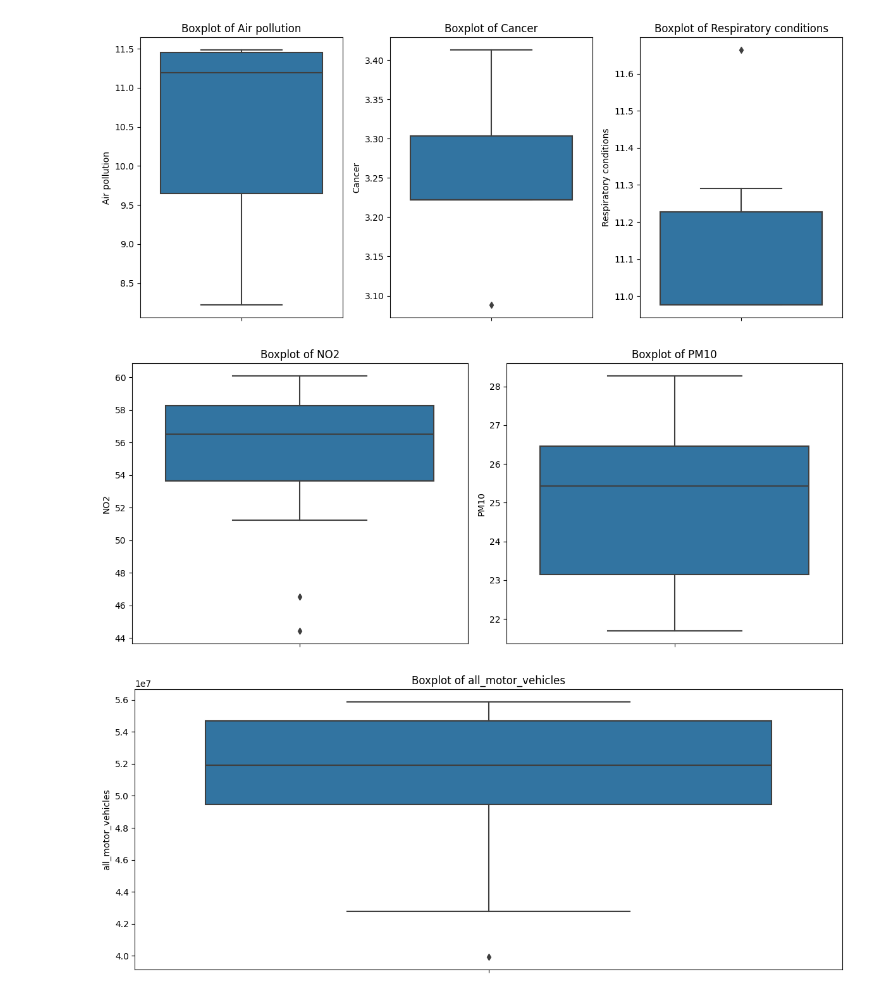
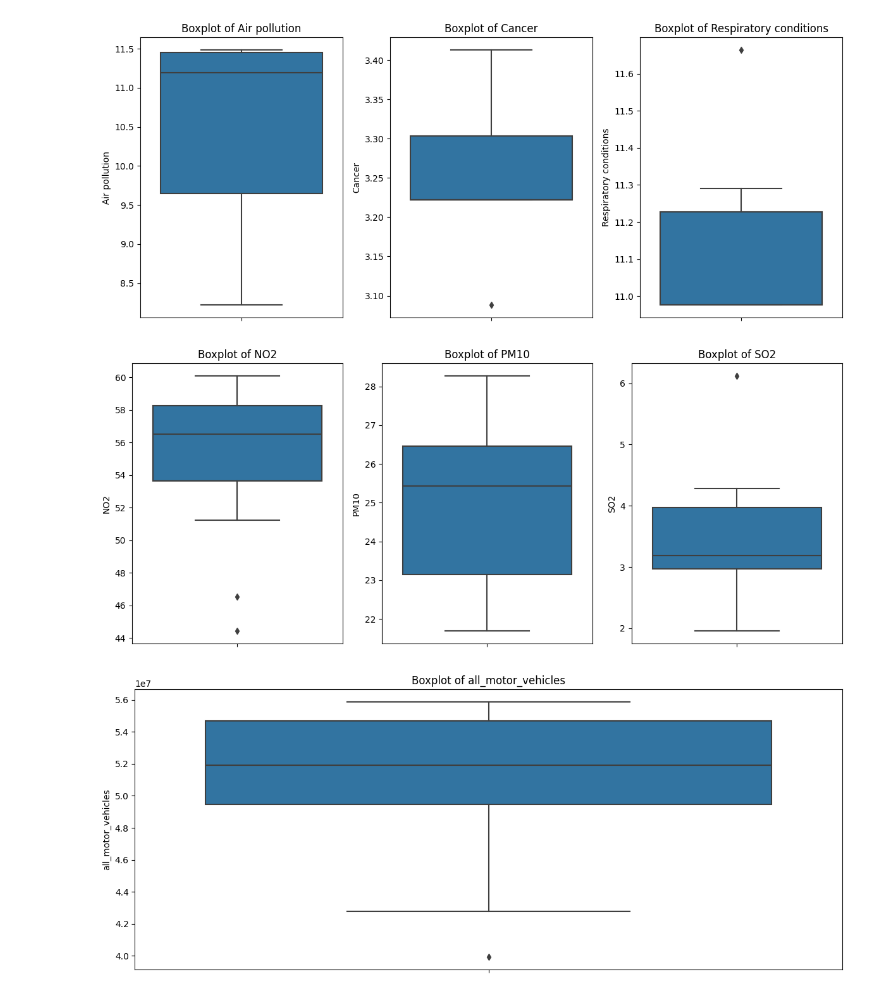
Before and after one commit to GuilhermeCasal/DataManagementFCD, a Jupyter notebook: env_analisys1.ipynb, the cells around one changed output. Cells and saved outputs as stored; diff of their text form; code cells hidden in the pictures.

```diff
--- a/env_analisys1.ipynb
+++ b/env_analisys1.ipynb
@@ -196,7 +176,7 @@ data_air.rename(columns={"London Mean Roadside:Nitrogen Dioxide (ug/m3)":"NO2",
                         "London Mean Background:Ozone (ug/m3)" : "bg O3",
                          },inplace=True)
 
-data_air = data_air.loc[:,["Month","NO2","PM10"]]
+data_air = data_air.loc[:,["Month","NO2","PM10","SO2"]]
 
-data_air
+data_air.head()
 # %% [output]
@@ -479,16 +422,16 @@ plt.show()
 # %% [output]
 [figure]
 # %%
-fig, axes = plt.subplots(1, 2, figsize=(12, 5))
+fig, axes = plt.subplots(1, 3, figsize=(12, 5))
 for i, col in enumerate(data_air.columns):
     sns.boxplot(y=data_air[col], ax=axes[i])
     axes[i].set_title(f'Boxplot of {col}')
 
 # Adjusting layout and displaying the figure
 plt.tight_layout()
 plt.show()
 # %% [output]
-[figure, old version]
+[figure, new version]
 # %%
 fig, axes = plt.subplots(1, 1, figsize=(12, 5))
 for i, col in enumerate(data_traf.columns):
```
Also changed, not shown: parts of 24 cells of this notebook.
